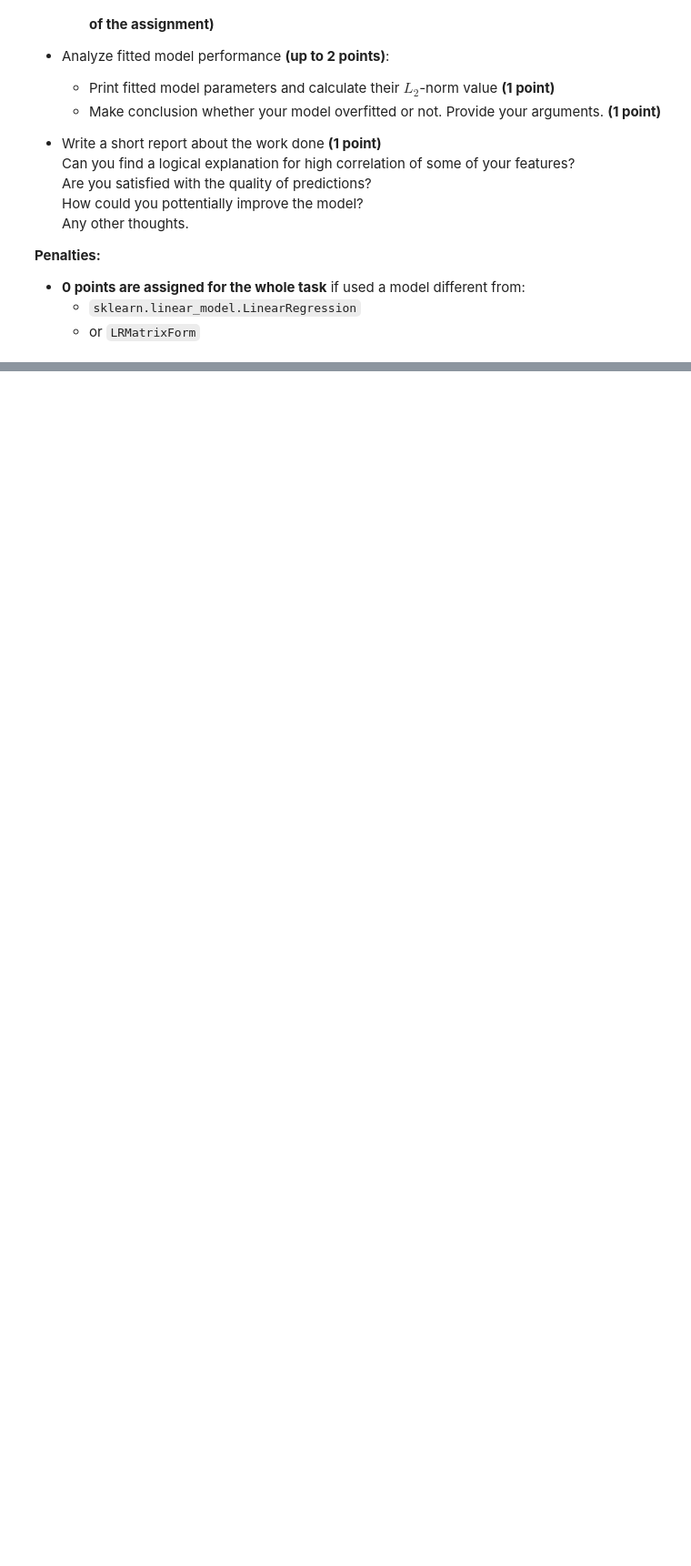
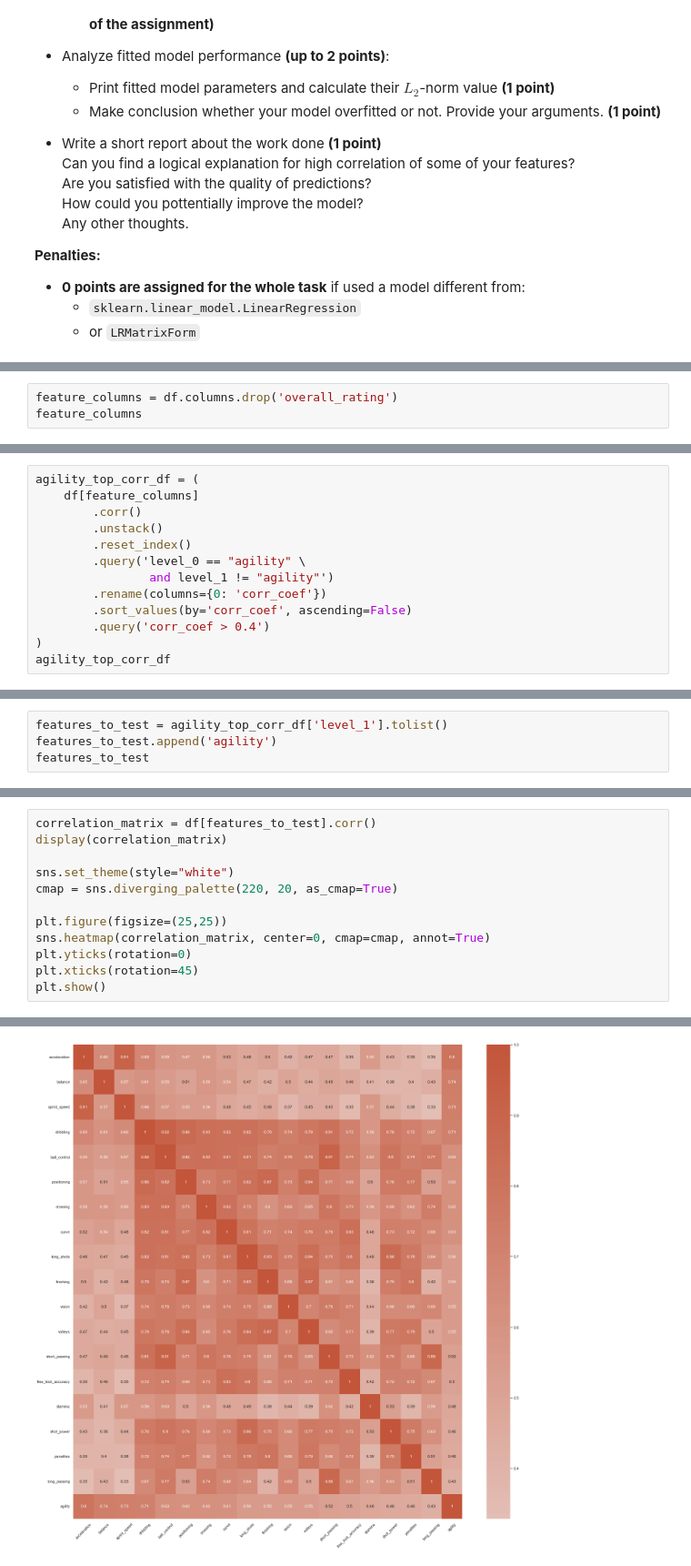
Before and after one commit to nik-ar/ml_intro_vi_2, a Jupyter notebook: linear_regression.ipynb, the cells around one changed output, grey strips where cells are left out. Shown at 91% size. Cells and saved outputs as stored; diff of their text form; blank space fills up the shorter version.

```diff
--- a/linear_regression.ipynb
+++ b/linear_regression.ipynb
@@ -1710,0 +1720,3 @@ Steps you need to follow:
+# %%
+feature_columns = df.columns.drop('overall_rating')
+feature_columns
@@ -1710,0 +1737,13 @@ Steps you need to follow:
+# %%
+agility_top_corr_df = (
+    df[feature_columns]
+        .corr()
+        .unstack()
+        .reset_index()
+        .query('level_0 == "agility" \
+                and level_1 != "agility"')
+        .rename(columns={0: 'corr_coef'})
+        .sort_values(by='corr_coef', ascending=False)
+        .query('corr_coef > 0.4')
+)
+agility_top_corr_df
@@ -1710,0 +1770,4 @@ Steps you need to follow:
+# %%
+features_to_test = agility_top_corr_df['level_1'].tolist()
+features_to_test.append('agility')
+features_to_test
@@ -1710,0 +1794,13 @@ Steps you need to follow:
+# %%
+correlation_matrix = df[features_to_test].corr()
+display(correlation_matrix)
+
+sns.set_theme(style="white")
+cmap = sns.diverging_palette(220, 20, as_cmap=True)
+
+plt.figure(figsize=(25,25))
+sns.heatmap(correlation_matrix, center=0, cmap=cmap, annot=True)
+plt.yticks(rotation=0)
+plt.xticks(rotation=45)
+plt.show()
+# %% [output]
@@ -1710,0 +1824 @@ Steps you need to follow:
+[figure, added]
```
Also changed, not shown: parts of 62 cells of this notebook.
